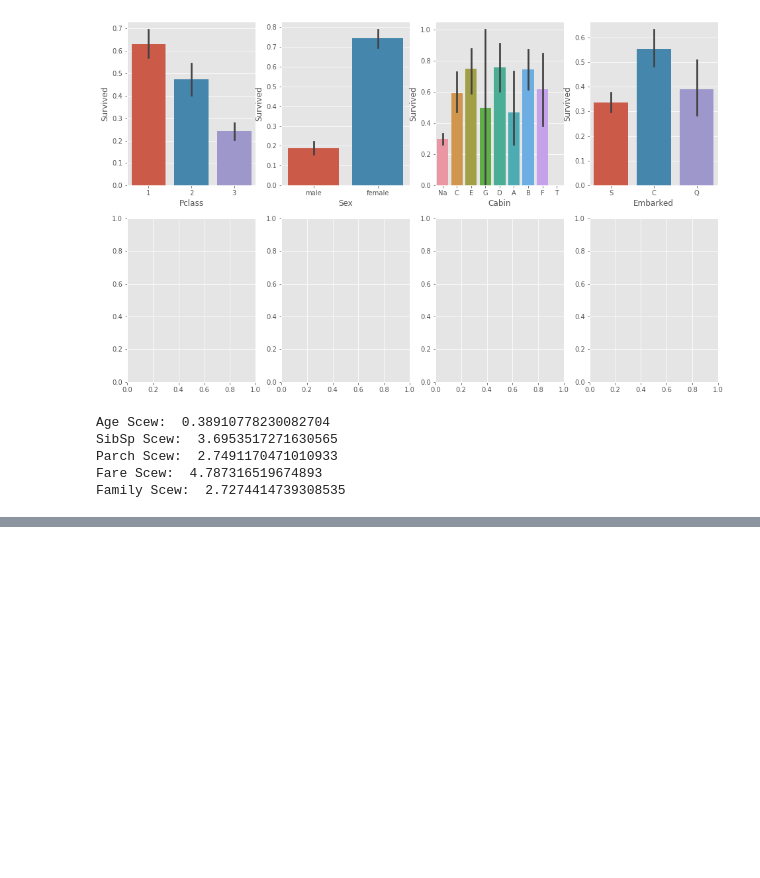
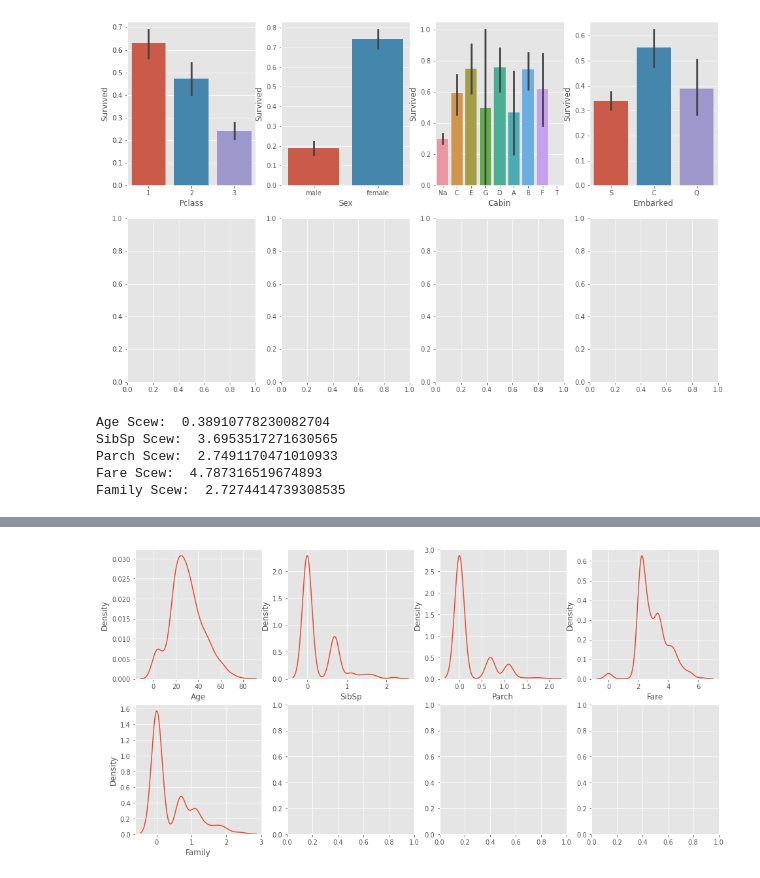
Before and after one commit to ozingmw/Hands-On_ML_Repo, a Jupyter notebook: titanic_up.ipynb, the cells around one changed output, grey strips where cells are left out. Saved outputs shown, nothing was run; the diff lists cells and outputs as text; code cells hidden in the pictures; blank space fills up the shorter version.

```diff
--- a/titanic_up.ipynb
+++ b/titanic_up.ipynb
@@ -167,0 +173,10 @@ train_data
+# %%
+train_data["SibSp"] = np.log1p(train_data["SibSp"])
+train_data["Parch"] = np.log1p(train_data["Parch"])
+train_data["Fare"] = np.log1p(train_data["Fare"])
+train_data["Family"] = np.log1p(train_data["Family"])
+
+test_data["SibSp"] = np.log1p(test_data["SibSp"])
+test_data["Parch"] = np.log1p(test_data["Parch"])
+test_data["Fare"] = np.log1p(test_data["Fare"])
+test_data["Family"] = np.log1p(test_data["Family"])
@@ -167,0 +192,14 @@ train_data
+# %%
+fig, ax = plt.subplots(2, 4, figsize=(16, 8))
+
+xvalue, yvalue = 0, 0
+
+for index in range(len(numeric_feature)):
+    sns.kdeplot(x=numeric_feature[index], data=train_data, ax=ax[yvalue][xvalue])
+    if xvalue == 3:
+        xvalue = 0
+        yvalue += 1
+    else:
+        xvalue += 1
+# %% [output]
+[figure, added]
```
Also changed, not shown: parts of 6 cells of this notebook.
